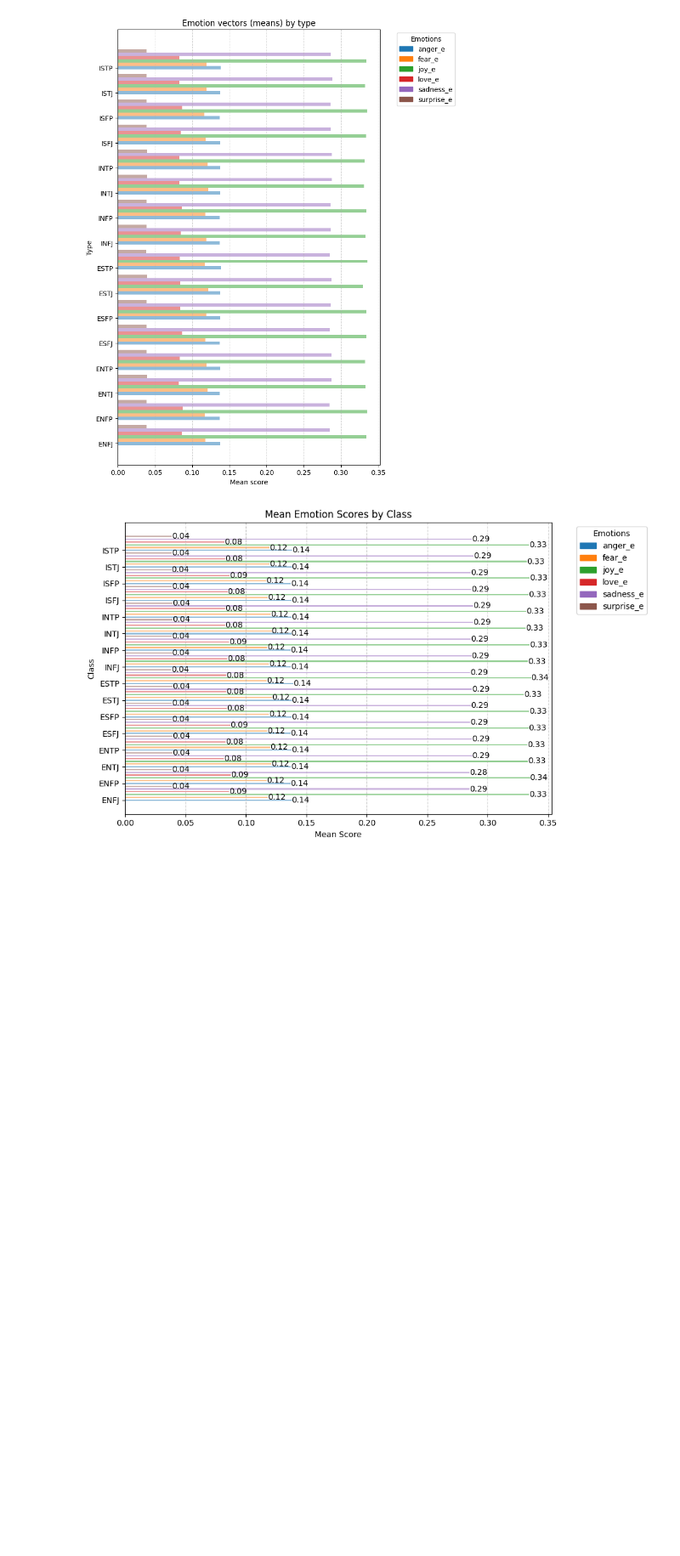
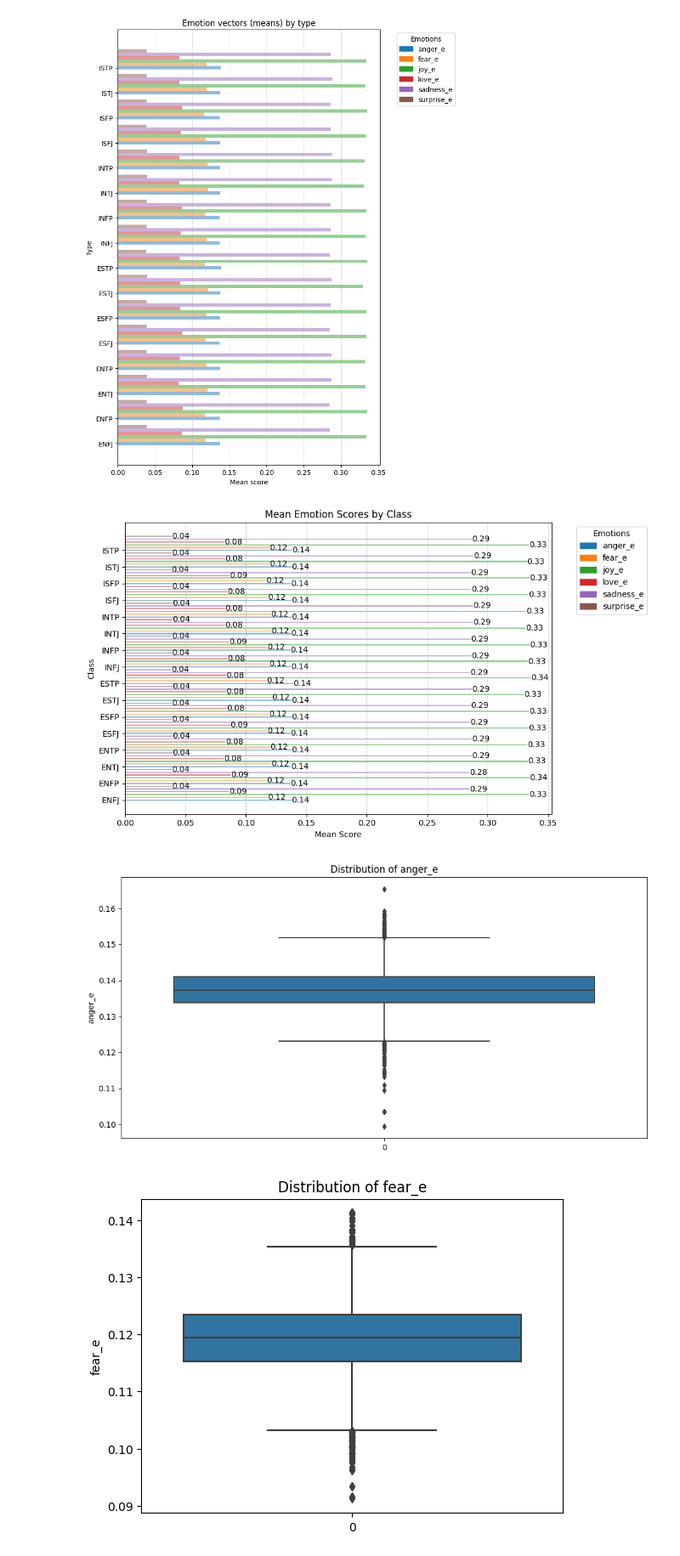
Before and after one commit to aliy1912/dsc_23, a Jupyter notebook: CAP3/cap3_emotions_analysis.ipynb, the cells around one changed output. Shown at 85% size. Cells and saved outputs as stored; diff of their text form; code cells hidden in the pictures; blank space fills up the shorter version.

```diff
--- a/CAP3/cap3_emotions_analysis.ipynb
+++ b/CAP3/cap3_emotions_analysis.ipynb
@@ -578,3 +578,25 @@ plt.tight_layout()
 plt.show()
 # %% [output]
 [figure]
+# %%
+intr = df[df['label'].isin(['INFP','INFJ','INTP','INTJ','ISTP','ISFP','ISTJ','ISFJ'])]
+extr = df[df['label'].isin(['ENTP','ENFP','ENTJ','ENFJ','ESTP','ESFP','ESFJ','ESTJ'])]
+feelers = df[df['label'].isin(['INFP','INFJ','ENFP','ISFP','ENFJ','ISFJ','ESFP','ESFJ'])]
+thinkers = df[df['label'].isin(['INTP','INTJ','ENTP','ISTP','ENTJ','ISTJ','ESTP','ESTJ'])]
+sensors = df[df['label'].isin(['ISTP','ISFP','ISTJ','ISFJ','ESTP','ESFP','ESFJ','ESTJ'])]
+intuitives = df[df['label'].isin(['INFP','INFJ','INTP','INTJ','ENTP','ENFP','ENTJ','ENFJ'])]
+judg = df[df['label'].isin(['INFJ','INTJ','ISTJ','ISFJ','ENTJ','ENFJ','ESFJ','ESTJ'])]
+prosp = df[df['label'].isin(['ENTP','ENFP','INFP','INTP','ISTP','ISFP','ESTP','ESFP'])]
+# %%
+plt.figure(figsize = (12,6))
+
+intr_t = intr.T.drop('label', axis = 0)
+
+for i, r in intr_t.iterrows():
+    sns.boxplot(data = r, orient = 'h')
+    plt.title(f'Distribution of {i}')
+    plt.ylabel(i)
+    plt.show()
+# %% [output]
+[figure, added]
+[figure, added]
```
Also changed, not shown: parts of 17 cells of this notebook, 4 other files.
